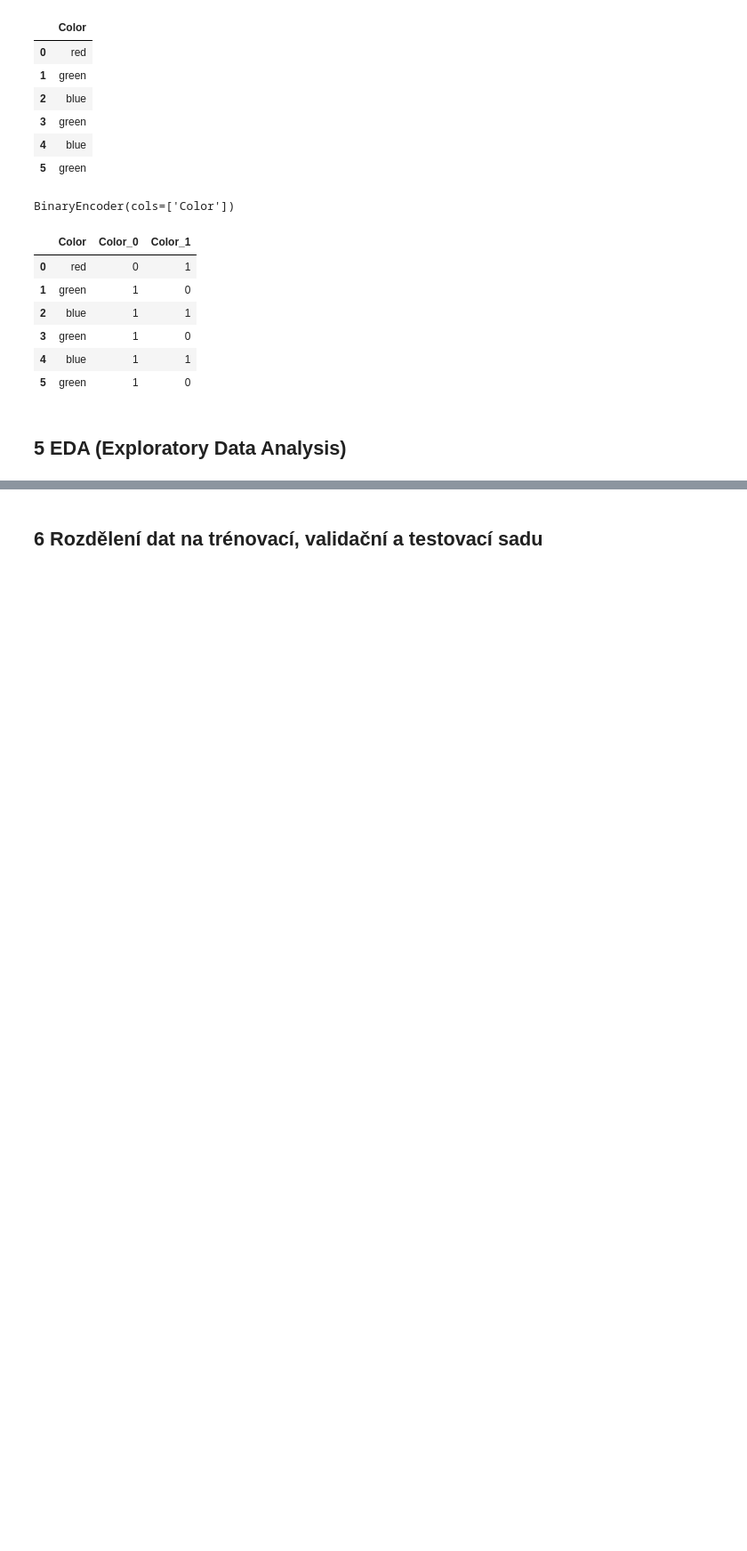
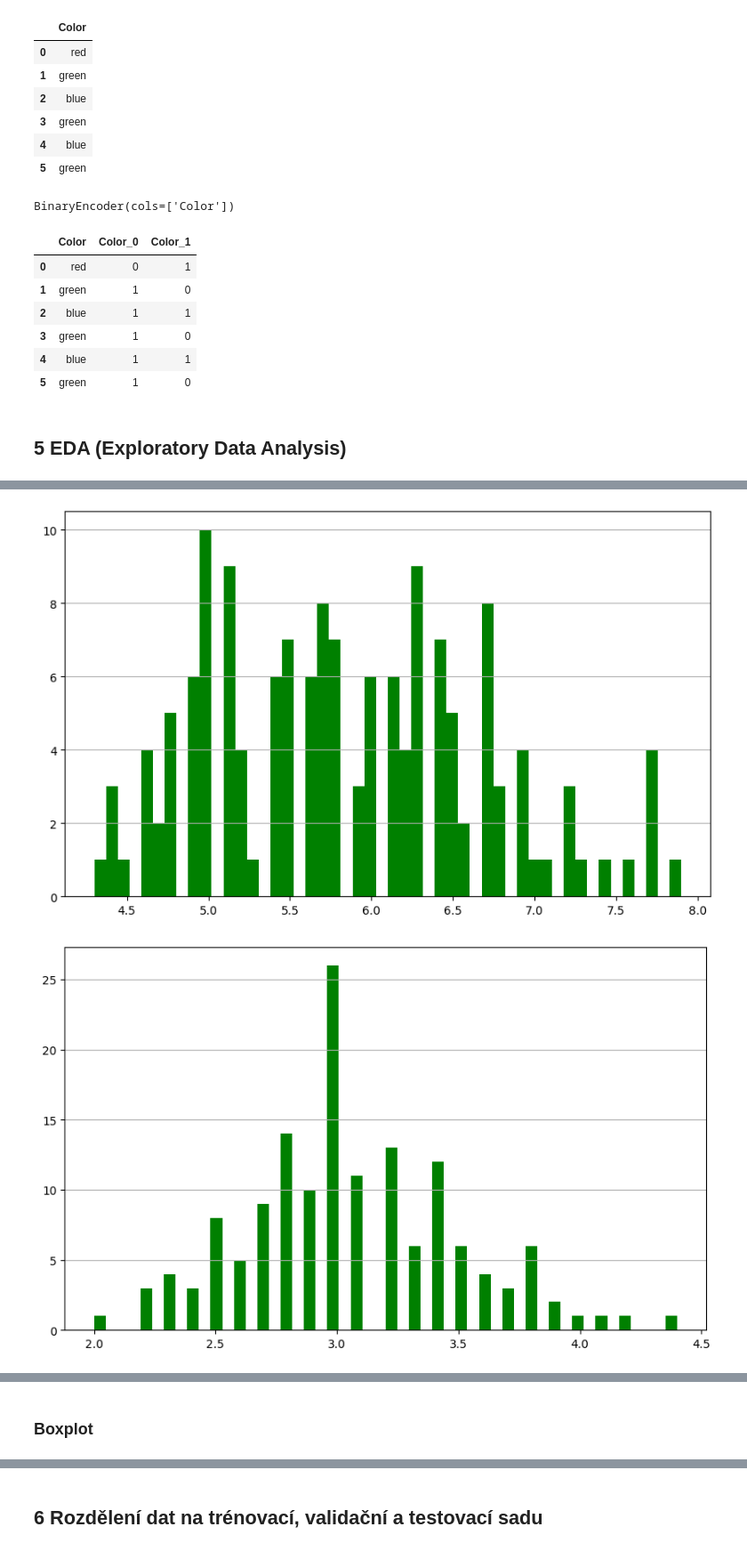
Before and after one commit to kakalasek/PipuvPruvodceMaturitouZProgramovani, a Jupyter notebook: 17/17.ipynb, the cells around one changed output, grey strips where cells are left out. Shown at 89% size. Drawn from its saved outputs; the diff is of its cells as text; code cells hidden in the pictures; blank space fills up the shorter version.

```diff
--- a/17/17.ipynb
+++ b/17/17.ipynb
@@ -474,0 +521,10 @@ Máme základní dva typy korelace, Pearsonova, předpokládá lineární vztah,
+# %%
+for column in df.columns:
+    plt.figure(figsize=(10, 6))
+    plt.hist(x=df[column], bins=50, color="green")
+    plt.grid(axis='y')
+    plt.show()
+    plt.close()
+# %% [output]
+[figure, added]
+[figure, added]
@@ -474,0 +533,2 @@ Máme základní dva typy korelace, Pearsonova, předpokládá lineární vztah,
+# %% [markdown]
+### Boxplot
```
Also changed, not shown: parts of 28 cells of this notebook.
